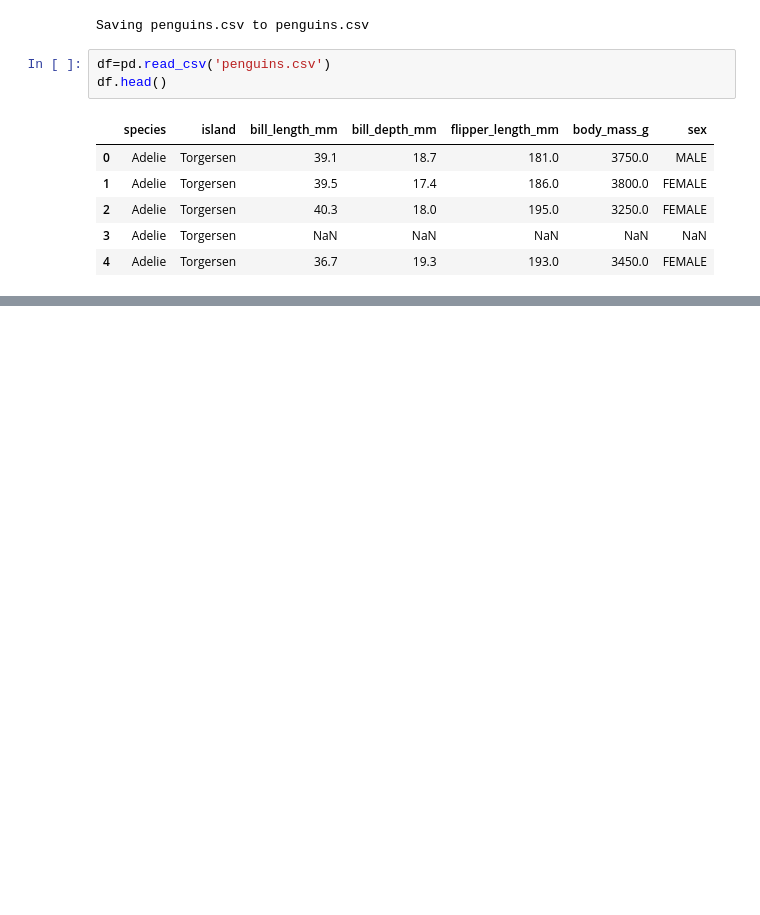
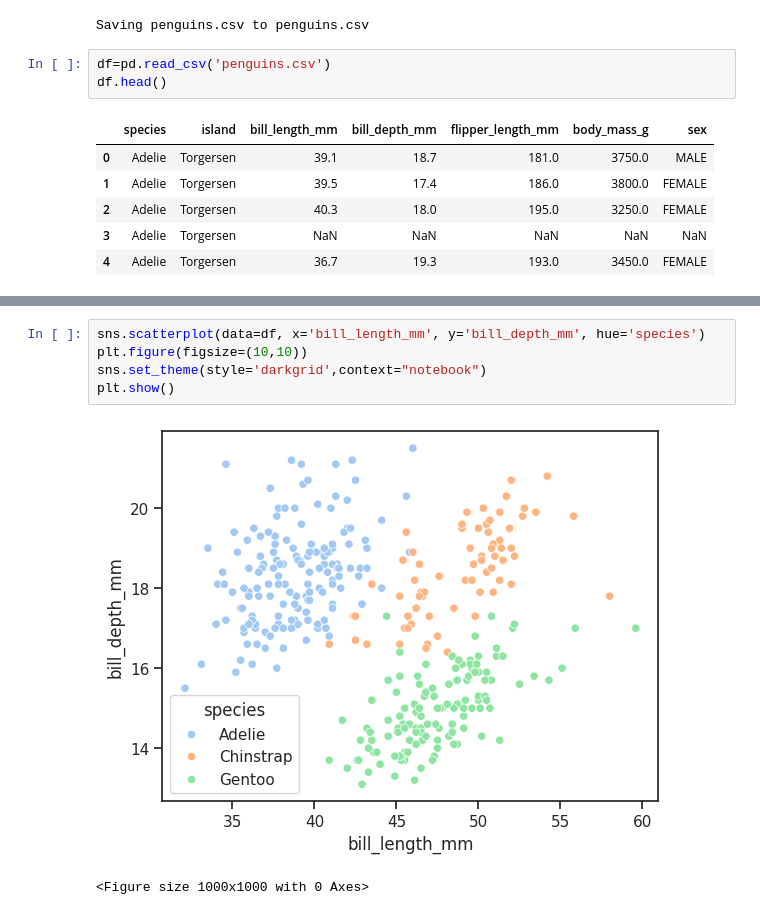
Before and after one commit to Ujjawal19Shahi/AI-in-Data-Science, a Jupyter notebook: SEABORN.ipynb, the cells around one changed output, grey strips where cells are left out. Saved outputs shown, nothing was run; the diff lists cells and outputs as text; blank space fills up the shorter version.

```diff
--- a/SEABORN.ipynb
+++ b/SEABORN.ipynb
@@ -32,2 +32,10 @@ sns.displot(data=df, x='bill_depth_mm', kde=True, bins=[14,20])
 <seaborn.axisgrid.FacetGrid at 0x...>
 [figure]
+# %%
+sns.scatterplot(data=df, x='bill_length_mm', y='bill_depth_mm', hue='species')
+plt.figure(figsize=(10,10))
+sns.set_theme(style='darkgrid',context="notebook")
+plt.show()
+# %% [output]
+[figure, added]
+<Figure size 1000x1000 with 0 Axes>
```
Also changed, not shown: parts of 6 cells of this notebook.
